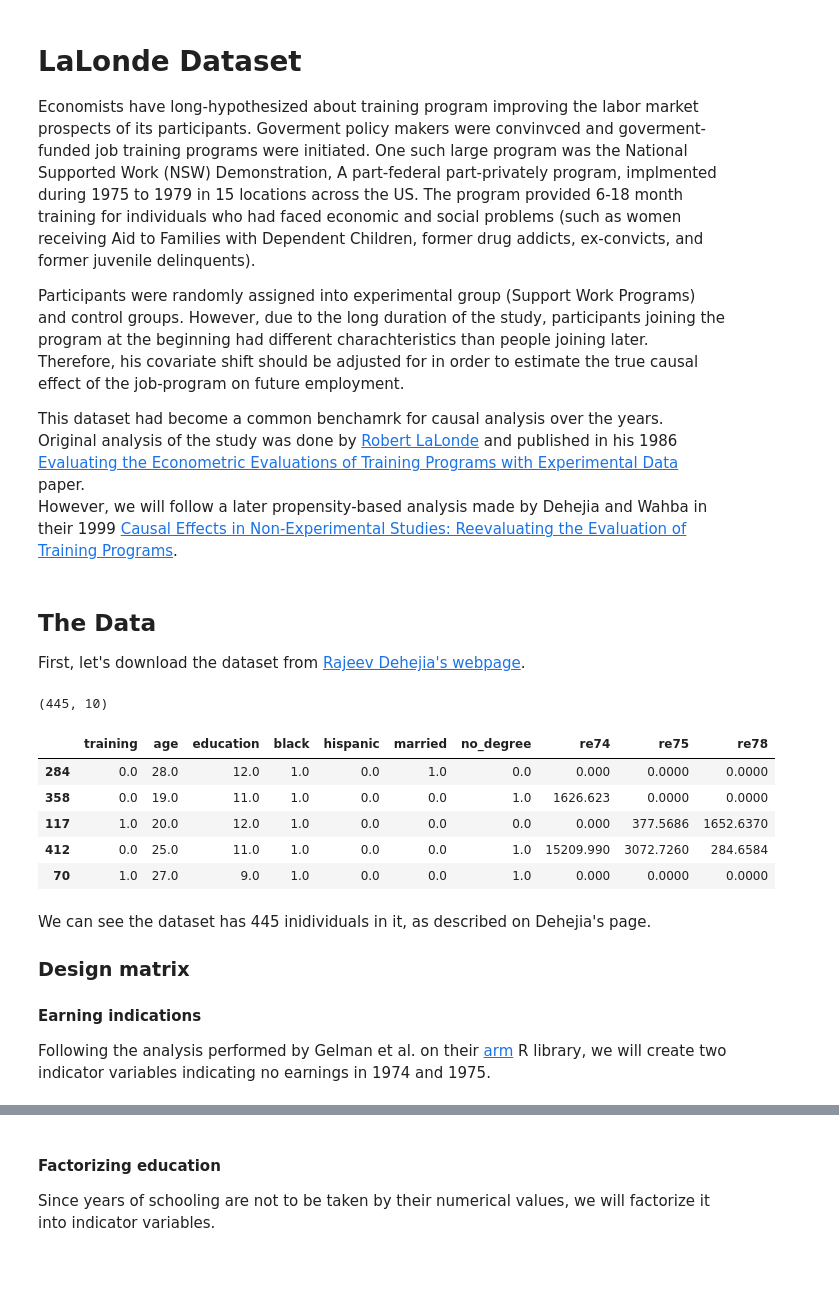
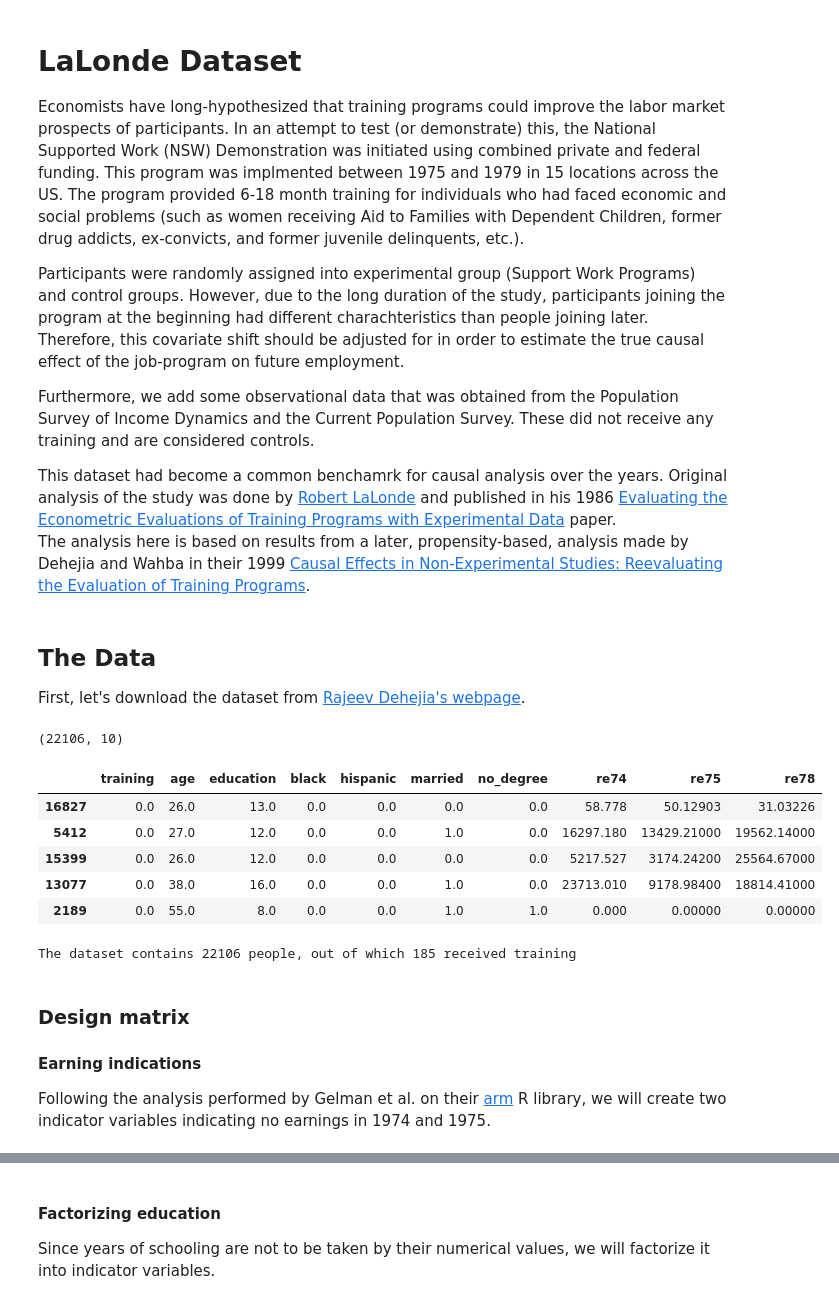
Before and after one commit to BiomedSciAI/causallib, a Jupyter notebook: examples/lalonde.ipynb, the cells around one changed output, grey strips where cells are left out. Drawn from its saved outputs; the diff is of its cells as text; code cells hidden in the pictures; blank space fills up the shorter version.

```diff
--- a/examples/lalonde.ipynb
+++ b/examples/lalonde.ipynb
@@ -1,56 +1,67 @@
 # %% [markdown]
 # LaLonde Dataset
 
-Economists have long-hypothesized about training program improving the labor market prospects of its participants.
-Goverment policy makers were convinvced and goverment-funded job training programs were initiated.
-One such large program was the National Supported Work (NSW) Demonstration, A part-federal part-privately program, implmented during 1975 to 1979 in 15 locations across the US.
-The program provided 6-18 month training for individuals who had faced economic and social problems (such as women  receiving Aid to Families with Dependent Children, former drug addicts, ex-convicts, and former juvenile delinquents).
+Economists have long-hypothesized that training programs could improve the labor market prospects of participants.
+In an attempt to test (or demonstrate) this, the National Supported Work (NSW) Demonstration was initiated using combined private and federal funding. This program was implmented between 1975 and 1979 in 15 locations across the US.
+The program provided 6-18 month training for individuals who had faced economic and social problems (such as women receiving Aid to Families with Dependent Children, former drug addicts, ex-convicts, and former juvenile delinquents, etc.).
 
 Participants were randomly assigned into experimental group (Support Work Programs) and control groups.
 However, due to the long duration of the study, participants joining the program at the beginning had different charachteristics than people joining later.
-Therefore, his covariate shift should be adjusted for in order to estimate the true causal effect of the job-program on future employment.
+Therefore, this covariate shift should be adjusted for in order to estimate the true causal effect of the job-program on future employment.
 
+Furthermore, we add some observational data that was obtained from the Population Survey of Income Dynamics and the Current Population Survey. These did not receive any training and are considered controls.
 
 This dataset had become a common benchamrk for causal analysis over the years.
 Original analysis of the study was done by [Robert LaLonde](https://en.wikipedia.org/wiki/Robert_LaLonde) and published in his 1986 [Evaluating the Econometric Evaluations of Training Programs with Experimental Data](http://people.hbs.edu/nashraf/LaLonde_1986.pdf) paper.
-However, we will follow a later propensity-based analysis made by Dehejia and Wahba in their 1999 [Causal Effects in Non-Experimental Studies: Reevaluating the Evaluation of Training Programs](https://users.nber.org/~rdehejia/papers/dehejia_wahba_jasa.pdf).
+The analysis here is based on results from a later, propensity-based, analysis made by Dehejia and Wahba in their 1999 [Causal Effects in Non-Experimental Studies: Reevaluating the Evaluation of Training Programs](https://users.nber.org/~rdehejia/papers/dehejia_wahba_jasa.pdf).
 # %% [markdown]
 ## The Data
 First, let's download the dataset from [Rajeev Dehejia's webpage](https://users.nber.org/~rdehejia/nswdata2.html).
 # %%
 import pandas as pd
 
 columns = ["training",   # Treatment assignment indicator
            "age",        # Age of participant
            "education",  # Years of education
            "black",      # Indicate whether individual is black
            "hispanic",   # Indicate whether individual is hispanic
            "married",    # Indicate whether individual is married
            "no_degree",  # Indicate if individual has no high-school diploma
            "re74",       # Real earnings in 1974, prior to study participation
            "re75",       # Real earnings in 1975, prior to study participation
            "re78"]       # Real earnings in 1978, after study end
 
-treated = pd.read_csv("http://www.nber.org/~rdehejia/data/nswre74_treated.txt",
-                      delim_whitespace=True, header=None, names=columns)
-control = pd.read_csv("http://www.nber.org/~rdehejia/data/nswre74_control.txt",
-                      delim_whitespace=True, header=None, names=columns)
-lalonde = pd.concat([treated, control], ignore_index=True)
+#treated = pd.read_csv("http://www.nber.org/~rdehejia/data/nswre74_treated.txt",
+#                      delim_whitespace=True, header=None, names=columns)
+#control = pd.read_csv("http://www.nber.org/~rdehejia/data/nswre74_control.txt",
+#                      delim_whitespace=True, header=None, names=columns)
+file_names = ["http://www.nber.org/~rdehejia/data/nswre74_treated.txt",
+              "http://www.nber.org/~rdehejia/data/nswre74_control.txt",
+              "http://www.nber.org/~rdehejia/data/psid_controls.txt",
+              "http://www.nber.org/~rdehejia/data/psid2_controls.txt",
+              "http://www.nber.org/~rdehejia/data/psid3_controls.txt",
+              "http://www.nber.org/~rdehejia/data/cps_controls.txt",
+              "http://www.nber.org/~rdehejia/data/cps2_controls.txt",
+              "http://www.nber.org/~rdehejia/data/cps3_controls.txt"]
+files = [pd.read_csv(file_name, delim_whitespace=True, header=None, names=columns) for file_name in file_names]
+lalonde = pd.concat(files, ignore_index=True)
 lalonde = lalonde.sample(frac=1.0, random_state=42)  # Shuffle
 
 print(lalonde.shape)
 lalonde.head()
 # %% [output]
-(445, 10)
+(22106, 10)
 |  | training | age | education | black | hispanic | married | no_degree | re74 | re75 | re78 |
-| 284 | 0.0 | 28.0 | 12.0 | 1.0 | 0.0 | 1.0 | 0.0 | 0.000 | 0.0000 | 0.0000 |
-| 358 | 0.0 | 19.0 | 11.0 | 1.0 | 0.0 | 0.0 | 1.0 | 1626.623 | 0.0000 | 0.0000 |
-| 117 | 1.0 | 20.0 | 12.0 | 1.0 | 0.0 | 0.0 | 0.0 | 0.000 | 377.5686 | 1652.6370 |
-| 412 | 0.0 | 25.0 | 11.0 | 1.0 | 0.0 | 0.0 | 1.0 | 15209.990 | 3072.7260 | 284.6584 |
-| 70 | 1.0 | 27.0 | 9.0 | 1.0 | 0.0 | 0.0 | 1.0 | 0.000 | 0.0000 | 0.0000 |
+| 16827 | 0.0 | 26.0 | 13.0 | 0.0 | 0.0 | 0.0 | 0.0 | 58.778 | 50.12903 | 31.03226 |
+| 5412 | 0.0 | 27.0 | 12.0 | 0.0 | 0.0 | 1.0 | 0.0 | 16297.180 | 13429.21000 | 19562.14000 |
+| 15399 | 0.0 | 26.0 | 12.0 | 0.0 | 0.0 | 0.0 | 0.0 | 5217.527 | 3174.24200 | 25564.67000 |
+| 13077 | 0.0 | 38.0 | 16.0 | 0.0 | 0.0 | 1.0 | 0.0 | 23713.010 | 9178.98400 | 18814.41000 |
+| 2189 | 0.0 | 55.0 | 8.0 | 0.0 | 0.0 | 1.0 | 1.0 | 0.000 | 0.00000 | 0.00000 |
+# %%
+print(f'The dataset contains {lalonde.shape[0]} people, out of which {lalonde["training"].sum():.0f} received training')
+# %% [output]
+The dataset contains 22106 people, out of which 185 received training
 # %% [markdown]
-We can see the dataset has 445 inidividuals in it, as described on Dehejia's page.
-
 ### Design matrix
 #### Earning indications
 Following the analysis performed by Gelman et al. on their [arm](https://cran.r-project.org/web/packages/arm/index.html) R library, we will create two indicator variables indicating no earnings in 1974 and 1975.
```
Also changed, not shown: parts of 30 cells of this notebook, 1 other file.
